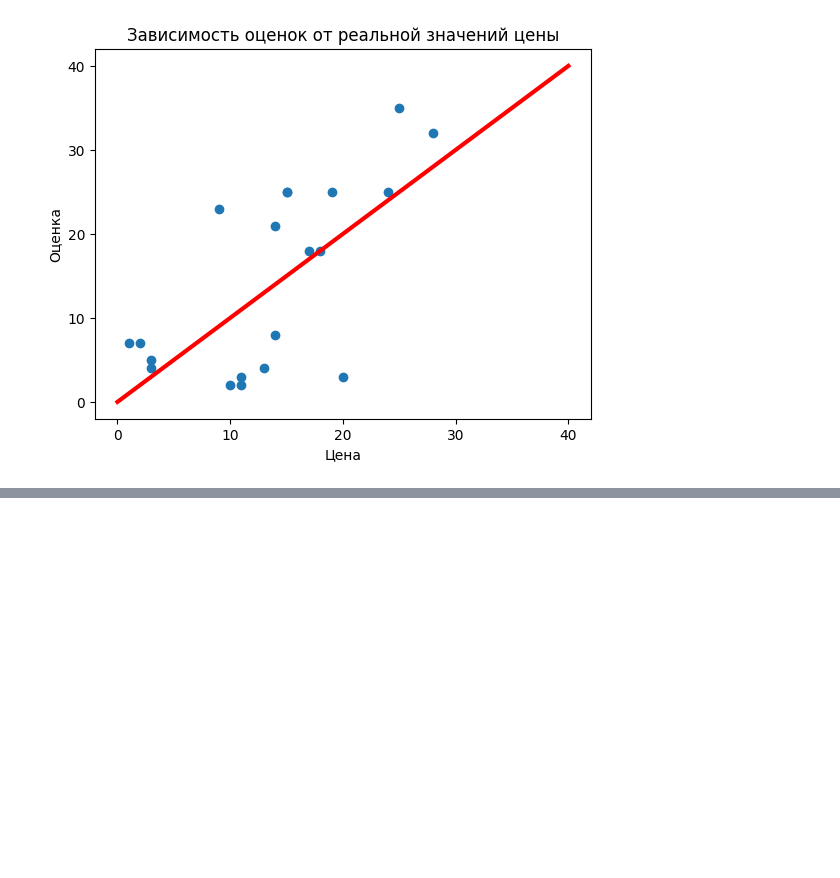
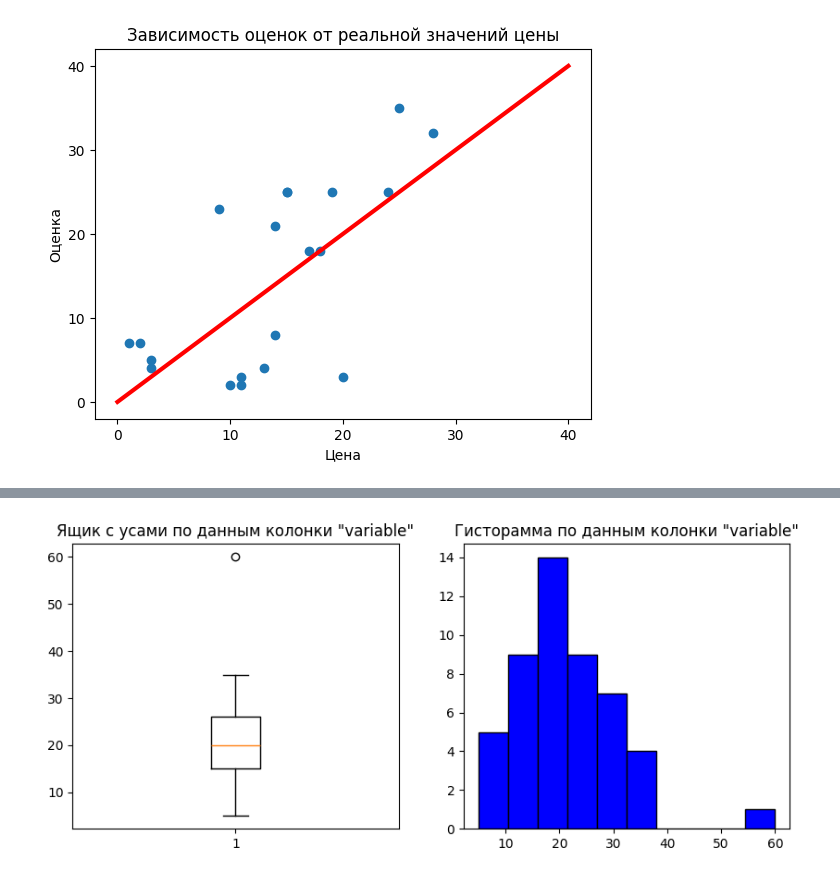
Before and after one commit to Grashch/Eduson, a Jupyter notebook: РазведочныйАнализДанных.ipynb, the cells around one changed output, grey strips where cells are left out. Drawn from its saved outputs; the diff is of its cells as text; code cells hidden in the pictures; blank space fills up the shorter version.

```diff
--- a/РазведочныйАнализДанных.ipynb
+++ b/РазведочныйАнализДанных.ipynb
@@ -144,0 +175,9 @@ plt.show()
+# %%
+fig, (ax1, ax2) = plt.subplots(1, 2, figsize=(10, 4))
+ax1.boxplot(data)
+ax1.set_title('Ящик с усами по данным колонки "variable"')
+ax2.hist(data.variable, color='blue', edgecolor='black')
+ax2.set_title('Гисторамма по данным колонки "variable"')
+plt.show()
+# %% [output]
+[figure, added]
```
Also changed, not shown: parts of 2 cells of this notebook.
